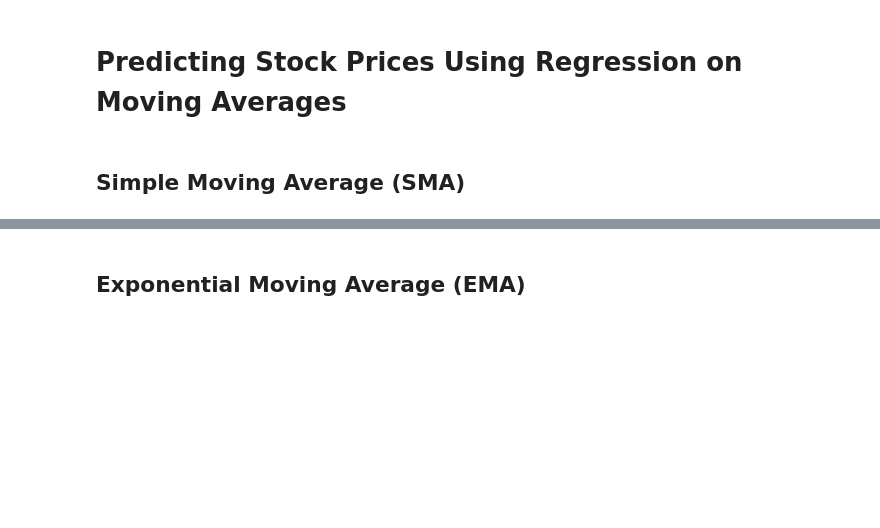
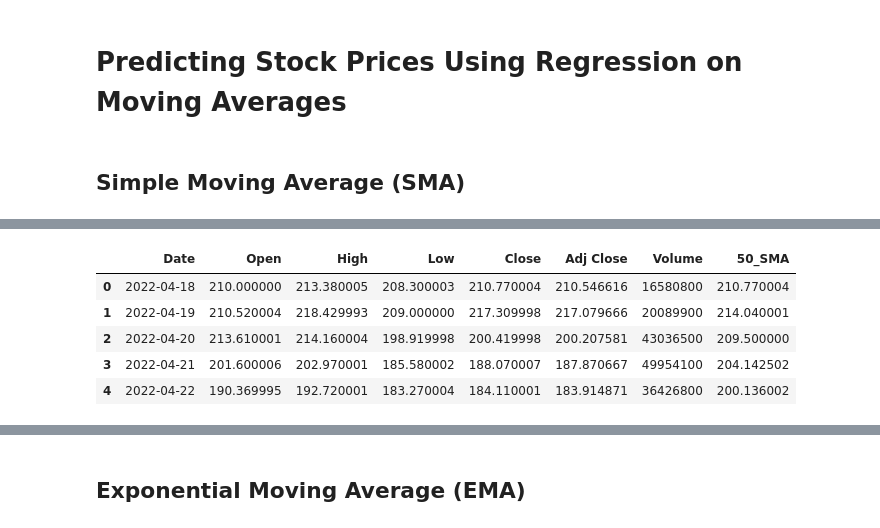
Before and after one commit to jla292/GPTechTrackers, a Jupyter notebook: Moving Averages/MovingAveragesRegression.ipynb, the cells around one changed output, grey strips where cells are left out. Cells and saved outputs as stored; diff of their text form; code cells hidden in the pictures; blank space fills up the shorter version.

```diff
--- a/Moving Averages/MovingAveragesRegression.ipynb
+++ b/Moving Averages/MovingAveragesRegression.ipynb
@@ -21,6 +31,19 @@ meta_df = pd.read_csv('../data/META.csv')
 # %%
 # Create 20 days simple moving average column
-meta_df['20_SMA'] = meta_df['Close'].rolling(window = 20, min_periods = 1).mean()
+# meta_df['20_SMA'] = meta_df['Adj Close'].rolling(window = 20, min_periods = 1).mean()
+# convert Date column to datetime
+meta_df['Date'] = pd.to_datetime(meta_df['Date'], format = '%Y-%m-%d')
+# sort by datetime
+meta_df.sort_values(by='Date', inplace=True, ascending=True)
 
 # Create 50 days simple moving average column
 meta_df['50_SMA'] = meta_df['Close'].rolling(window = 50, min_periods = 1).mean()
+meta_df.dropna()
+meta_df.head()
+# %% [output]
+|  | Date | Open | High | Low | Close | Adj Close | Volume | 50_SMA |
+| 0 | 2022-04-18 | 210.000000 | 213.380005 | 208.300003 | 210.770004 | 210.546616 | 16580800 | 210.770004 |
+| 1 | 2022-04-19 | 210.520004 | 218.429993 | 209.000000 | 217.309998 | 217.079666 | 20089900 | 214.040001 |
+| 2 | 2022-04-20 | 213.610001 | 214.160004 | 198.919998 | 200.419998 | 200.207581 | 43036500 | 209.500000 |
+| 3 | 2022-04-21 | 201.600006 | 202.970001 | 185.580002 | 188.070007 | 187.870667 | 49954100 | 204.142502 |
+| 4 | 2022-04-22 | 190.369995 | 192.720001 | 183.270004 | 184.110001 | 183.914871 | 36426800 | 200.136002 |
```
Also changed, not shown: parts of 5 cells of this notebook.
